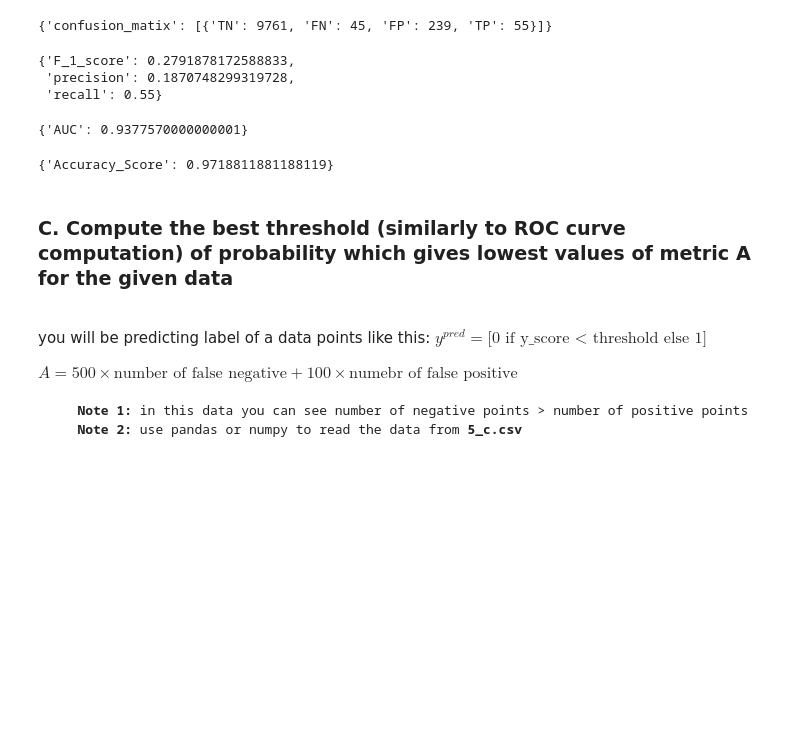
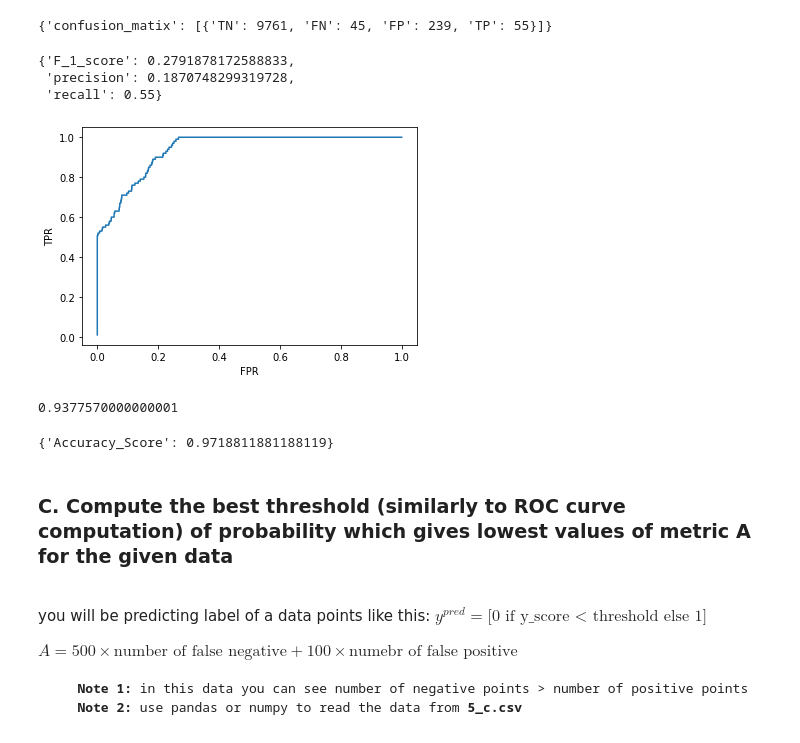
Before and after one commit to Orion6400/AAIC, a Jupyter notebook: Performance matrix/5_Performance_metrics/5_Performance_metrics_Instructions.ipynb, the cells around one changed output. Cells and saved outputs as stored; diff of their text form; code cells hidden in the pictures; blank space fills up the shorter version.

```diff
--- a/Performance matrix/5_Performance_metrics/5_Performance_metrics_Instructions.ipynb
+++ b/Performance matrix/5_Performance_metrics/5_Performance_metrics_Instructions.ipynb
@@ -157,9 +155,11 @@ F_1_score(df_b,threshold)
  'precision': 0.1870748299319728,
  'recall': 0.55}
 # %%
-    auc(df_b)
+result = auc(df_b)
+result["AUC"]
 # %% [output]
+[figure, added]
-{'AUC': 0.9377570000000001}
+0.9377570000000001
 # %%
 accuracy_score(df_b,threshold)
 # %% [output]
```
Also changed, not shown: parts of 7 cells of this notebook, 1 other file.
